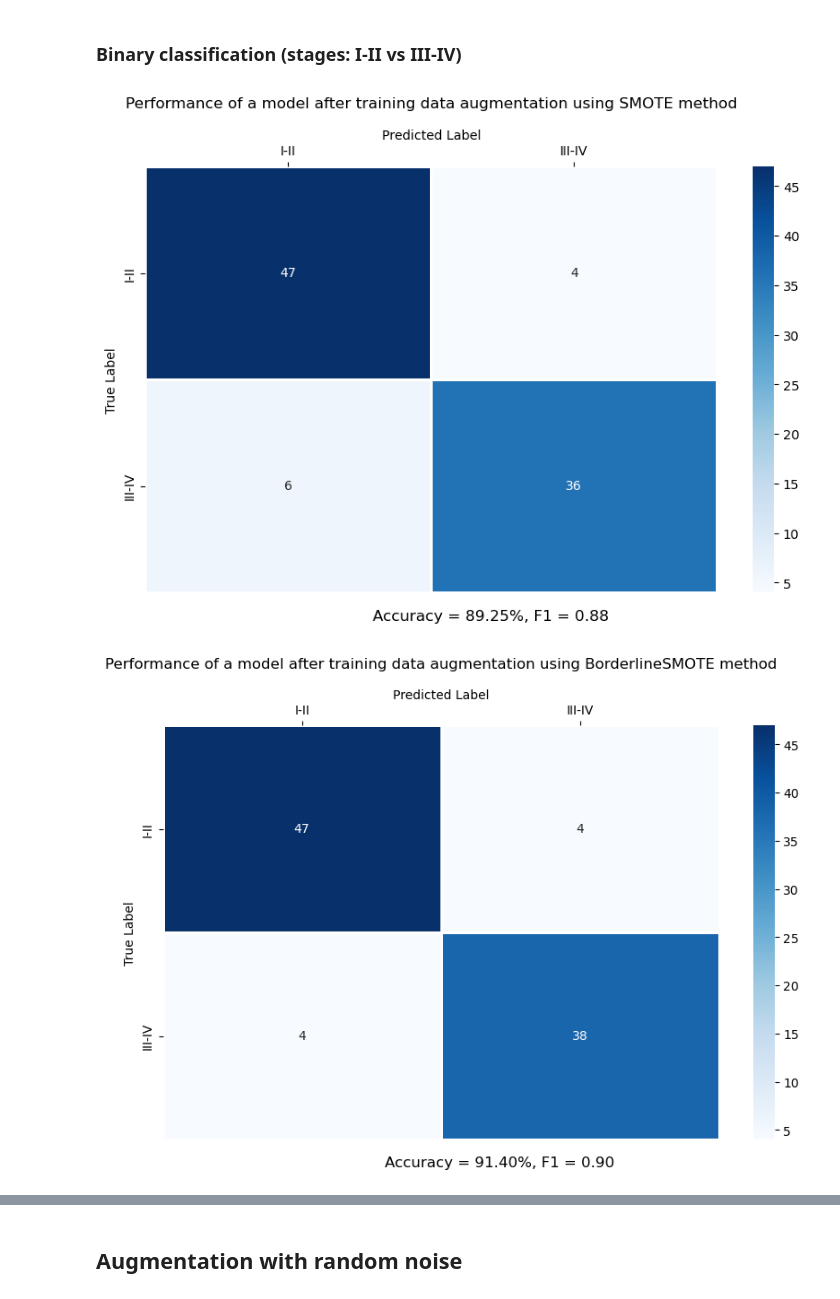
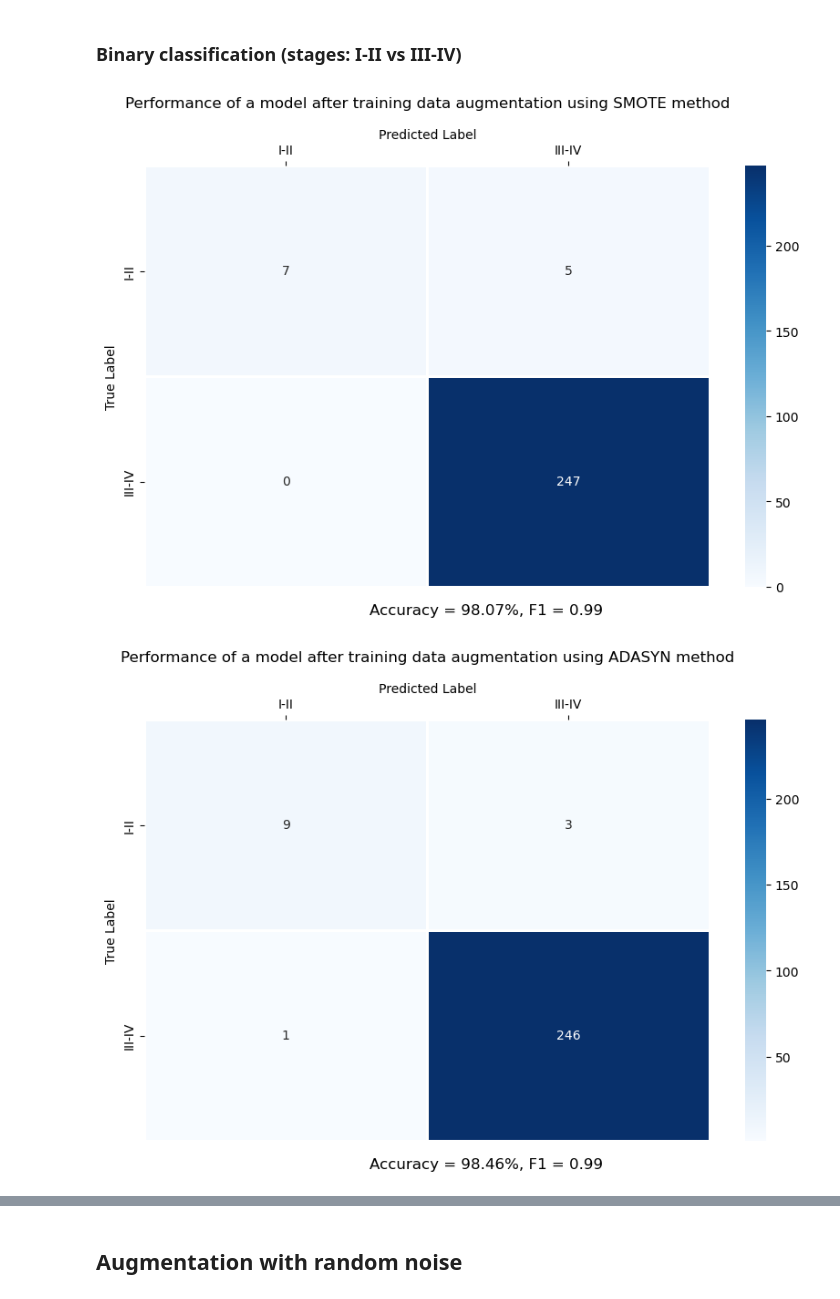
Before and after one commit to CyperStone/cancer-stage-prediction, a Jupyter notebook: notebooks/data_augmentation.ipynb, the cells around one changed output, grey strips where cells are left out. Drawn from its saved outputs; the diff is of its cells as text; code cells hidden in the pictures.

Commit message:
run notebook on updated dataset (all features, only NSCLC cancer type)

```diff
--- a/notebooks/data_augmentation.ipynb
+++ b/notebooks/data_augmentation.ipynb
@@ -34,7 +34,7 @@ output_dir_binary_2 = '../results/updated_data/all_features/PDAC/data_augmentati
 # %% [markdown]
 Load training data (after dimensionality reduction)
 # %%
-data_path = '../data/cleaned/updated/all_features/PDAC/'
+data_path = '../data/cleaned/updated/all_features/NSCLC/'
 
 train = pd.read_csv(os.path.join(data_path, 'train.csv'), sep=';')
 train.info()
@@ -171,7 +171,7 @@ y_train_multiclass = X_train_multiclass['Stage'].map(labels_encoding_multiclass)
 stratification_groups_multiclass = X_train_multiclass.apply(lambda row: f"{row['Group'].replace(' ', '_')}_{row['Stage']}", axis=1)
 X_train_multiclass = X_train_multiclass.drop(columns=['ID', 'Sex', 'Age', 'Group', 'Stage'])
 
-best_features_folder_path = '../results/updated_data/all_features/PDAC/dimensionality_reduction/multiclass/'
+best_features_folder_path = '../results/updated_data/all_features/NSCLC/dimensionality_reduction/multiclass/'
 best_features_filename = 'feature_importances_backward_elimination_3_iteration_used_features.obj'
 with open (os.path.join(best_features_folder_path, best_features_filename), 'rb') as file:
     best_features = pickle.load(file)
@@ -207,7 +207,7 @@ labels_encoding_binary = {
 y_train_binary = X_train_binary['Stage'].map(labels_encoding_binary)
 X_train_binary = X_train_binary.drop(columns=['ID', 'Sex', 'Age', 'Group', 'Stage'])
 
-best_features_folder_path = '../results/updated_data/all_features/PDAC/dimensionality_reduction/binary/'
+best_features_folder_path = '../results/updated_data/all_features/NSCLC/dimensionality_reduction/binary/'
 best_features_filename = 'feature_importances_backward_elimination_2_iteration_used_features.obj'
 with open (os.path.join(best_features_folder_path, best_features_filename), 'rb') as file:
     best_features = pickle.load(file)
@@ -243,7 +243,7 @@ labels_encoding_binary_2 = {
 y_train_binary_2 = X_train_binary_2['Stage'].map(labels_encoding_binary_2)
 X_train_binary_2 = X_train_binary_2.drop(columns=['ID', 'Sex', 'Age', 'Group', 'Stage'])
 
-best_features_folder_path = '../results/updated_data/all_features/PDAC/dimensionality_reduction/binary_I-II_vs_III-IV/'
+best_features_folder_path = '../results/updated_data/all_features/NSCLC/dimensionality_reduction/binary_I-II_vs_III-IV/'
 best_features_filename = 'feature_importances_backward_elimination_1_iteration_used_features.obj'
 with open (os.path.join(best_features_folder_path, best_features_filename), 'rb') as file:
     best_features = pickle.load(file)
@@ -397,7 +397,7 @@ scoring_func = balanced_accuracy_score
 # %%
 over_samplers = (
     SMOTE(random_state=random_state),
-#     ADASYN(random_state=random_state, sampling_strategy='minority'),
+    ADASYN(random_state=random_state, sampling_strategy='minority'),
     BorderlineSMOTE(random_state=random_state),
     SVMSMOTE(random_state=random_state),
     SMOTETomek(random_state=random_state),
@@ -413,32 +413,32 @@ for over_sampler in over_samplers:
         over_sampler=over_sampler
     )
     study = optuna.create_study(direction='maximize')
     study.optimize(objective_func, n_trials=50)
 
     best_params = {**study.best_params, **xgb_config}
     best_xgb = XGBClassifier(**best_params)
 
     y_pred = stratified_cross_val_predict(
         estimator=best_xgb,
         df=X_train_reduced_binary_2,
         stratification_groups=stratification_groups_binary_2,
         label_col='Stage',
         over_sampler=over_sampler,
         n_splits=10
     )
     y_true = list(X_train_reduced_binary_2['Stage'].values)
     labels = list(labels_encoding_binary_2.keys())
 
     accuracy = accuracy_score(y_true, y_pred.astype(int))
     f1 = f1_score(y_true, y_pred.astype(int))
     cm = confusion_matrix(y_true, y_pred.astype(int))
 
     over_sampler_name = over_sampler.__class__.__name__
     title = f'Performance of a model after training data augmentation using {over_sampler_name} method'
     scores_subtitle = f'Accuracy = {accuracy*100:.2f}%, F1 = {f1:.2f}'
 
     filename = f'{over_sampler_name}.png'
     plot_confusion_matrix(cm, labels, title, scores_subtitle, output_path=os.path.join(output_dir_binary_2, filename))
 # %% [output]
-[figure, old version]
+[figure, new version]
-[figure, old version]
+[figure, new version]
```
Also changed, not shown: parts of 10 cells of this notebook.
